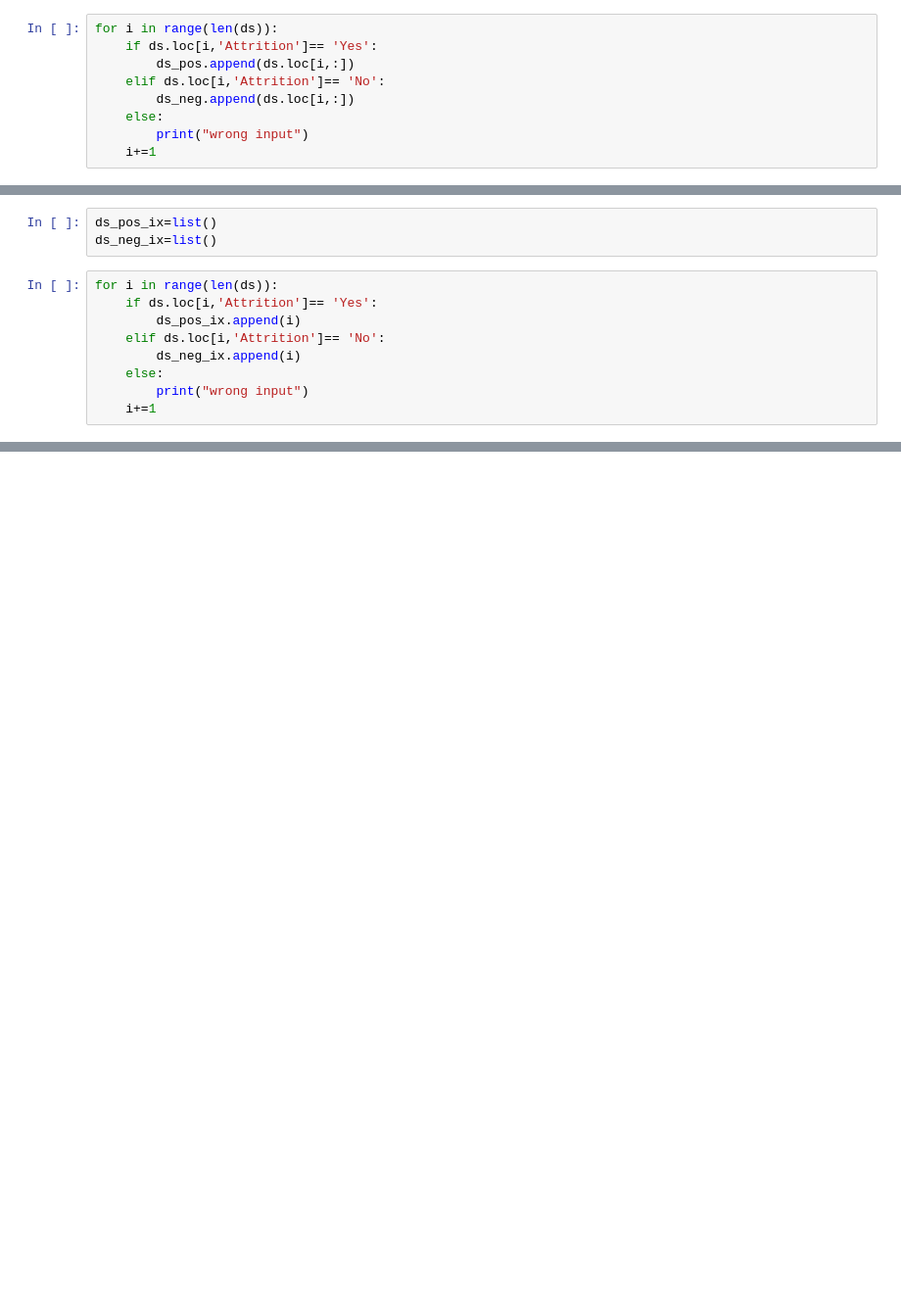
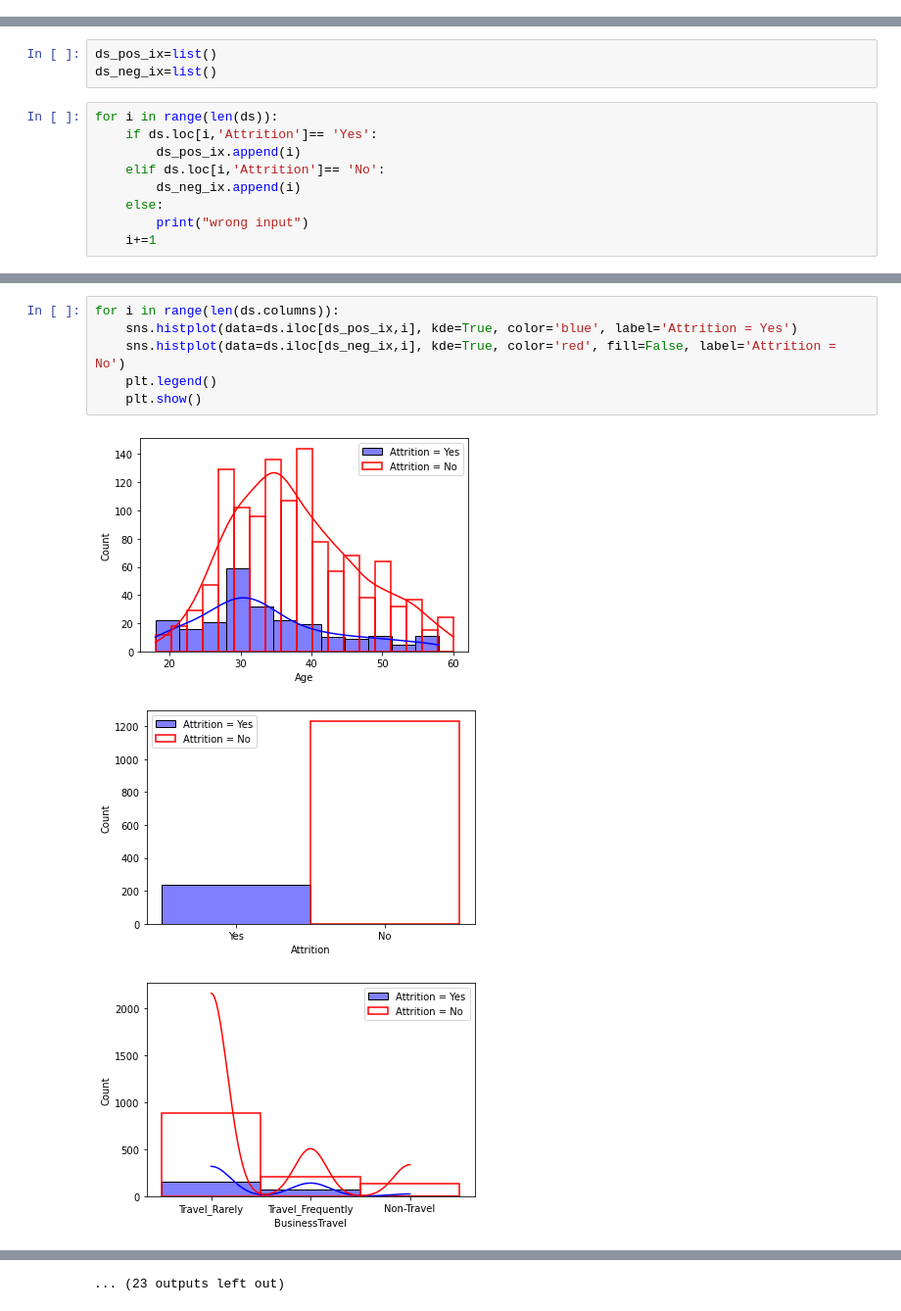
Before and after one commit to ecemdenizb/IBM-HR-analytics-employee-attrition, a Jupyter notebook: hw1-v1.ipynb, the cells around one changed output, grey strips where cells are left out. Shown at 98% size. Drawn from its saved outputs; the diff is of its cells as text; blank space fills up the shorter version.

```diff
--- a/hw1-v1.ipynb
+++ b/hw1-v1.ipynb
@@ -76,9 +94,0 @@ ds_neg=list()
-# %%
-for i in range(len(ds)):
-    if ds.loc[i,'Attrition']== 'Yes':
-        ds_pos.append(ds.loc[i,:])
-    elif ds.loc[i,'Attrition']== 'No':
-        ds_neg.append(ds.loc[i,:])
-    else:
-        print("wrong input")
-    i+=1
@@ -138,0 +150,10 @@ sns.histplot(data=ds.loc[ds_neg_ix,'BusinessTravel'],kde=True)
+# %%
+for i in range(len(ds.columns)):
+    sns.histplot(data=ds.iloc[ds_pos_ix,i], kde=True, color='blue', label='Attrition = Yes')
+    sns.histplot(data=ds.iloc[ds_neg_ix,i], kde=True, color='red', fill=False, label='Attrition = No')
+    plt.legend()
+    plt.show()
+# %% [output]
+[figure, added]
+[figure, added]
+[figure, added]
@@ -138,0 +169 @@ sns.histplot(data=ds.loc[ds_neg_ix,'BusinessTravel'],kde=True)
+... (23 outputs left out)
```
Also changed, not shown: parts of 22 cells of this notebook.
